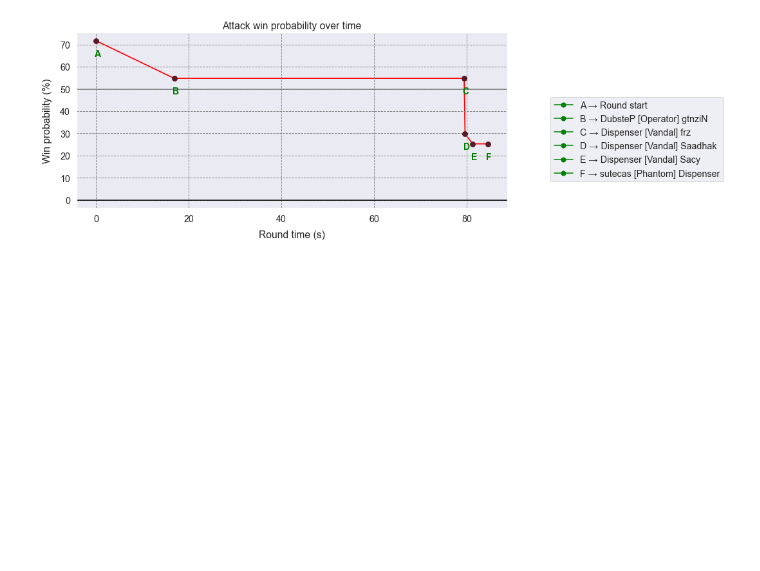
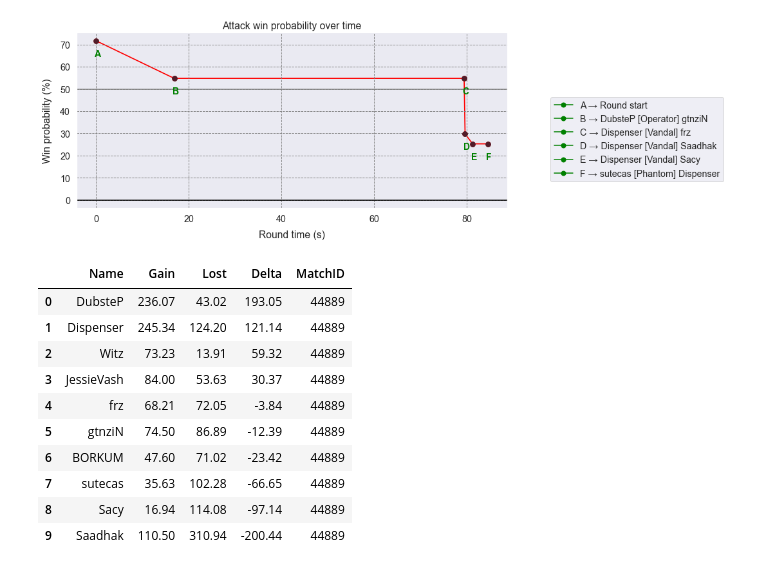
Before and after one commit to mateusb12/valorant_impact, a Jupyter notebook: webscrapping/impact/impact_notebook.ipynb, the cells around one changed output. Drawn from its saved outputs; the diff is of its cells as text; code cells hidden in the pictures; blank space fills up the shorter version.

Commit message:
Finished impact analysis

```diff
--- a/webscrapping/impact/impact_notebook.ipynb
+++ b/webscrapping/impact/impact_notebook.ipynb
@@ -18,3 +18,17 @@ rr.choose_round(5)
 rr.plot_round(side="atk")
 # %% [output]
 [figure]
+# %%
+rr.get_map_impact_dataframe()
+# %% [output]
+|  | Name | Gain | Lost | Delta | MatchID |
+| 0 | DubsteP | 236.07 | 43.02 | 193.05 | 44889 |
+| 1 | Dispenser | 245.34 | 124.20 | 121.14 | 44889 |
+| 2 | Witz | 73.23 | 13.91 | 59.32 | 44889 |
+| 3 | JessieVash | 84.00 | 53.63 | 30.37 | 44889 |
+| 4 | frz | 68.21 | 72.05 | -3.84 | 44889 |
+| 5 | gtnziN | 74.50 | 86.89 | -12.39 | 44889 |
+| 6 | BORKUM | 47.60 | 71.02 | -23.42 | 44889 |
+| 7 | sutecas | 35.63 | 102.28 | -66.65 | 44889 |
+| 8 | Sacy | 16.94 | 114.08 | -97.14 | 44889 |
+| 9 | Saadhak | 110.50 | 310.94 | -200.44 | 44889 |
```
Also changed, not shown: 5 other files.
